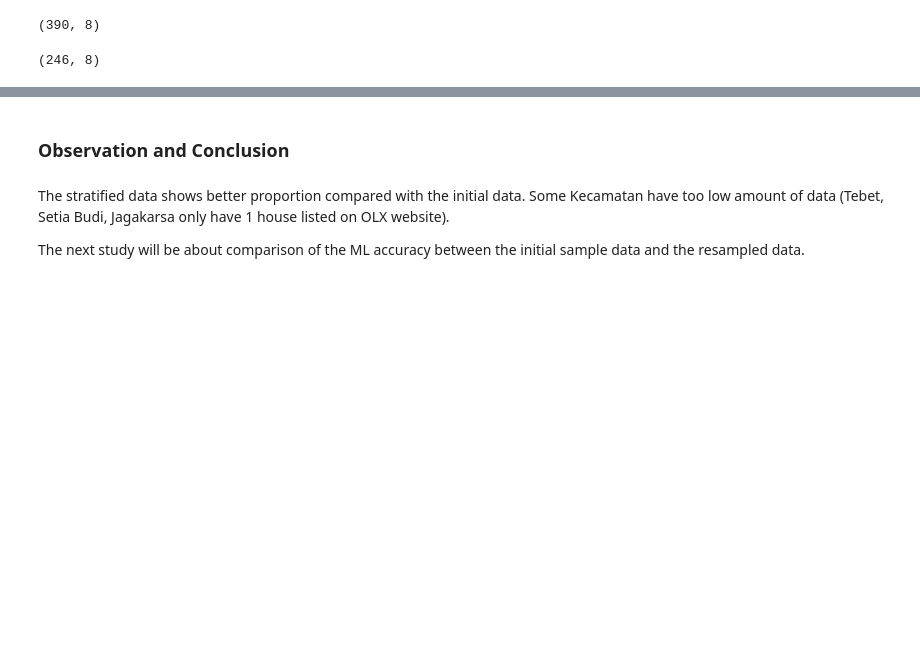
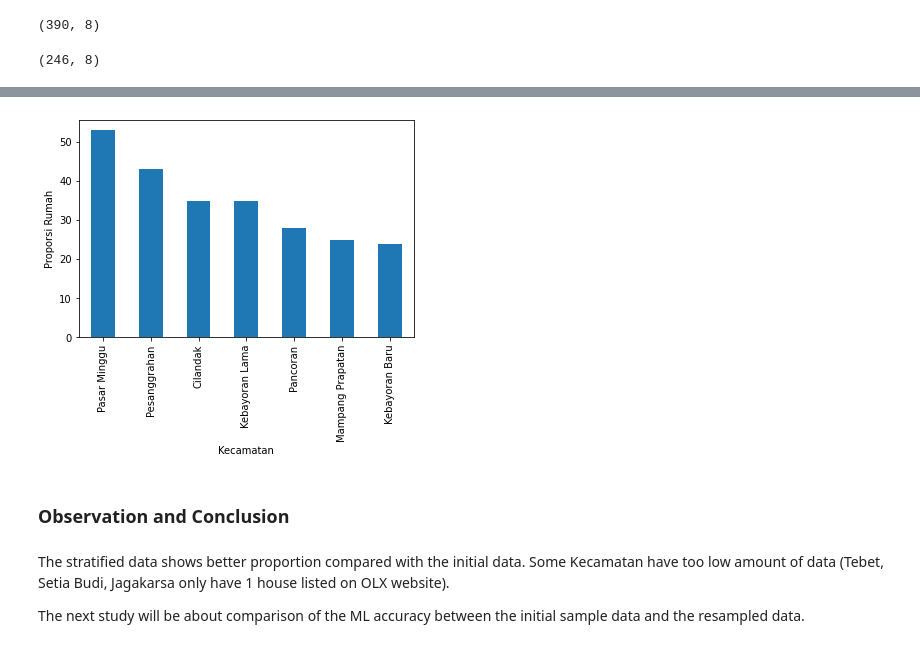
Before and after one commit to edycakra/jaksel_house_pricing, a Jupyter notebook: notebooks/n04_stratifiedsampling.ipynb, the cells around one changed output, grey strips where cells are left out. Cells and saved outputs as stored; diff of their text form; code cells hidden in the pictures; blank space fills up the shorter version.

```diff
--- a/notebooks/n04_stratifiedsampling.ipynb
+++ b/notebooks/n04_stratifiedsampling.ipynb
@@ -154,7 +154,8 @@ def stratify_data(df_data, stratify_column_name, stratify_values, stratify_propo
         > df_data (DataFrame): data source
         > stratify_column_name (str): The name of the single column in the dataframe that holds the data values that will be used to stratify the data
         > stratify_values (list of str): A list of all of the potential values for stratifying e.g. "Cilandak", etc
-        > stratify_proportions (list of float): A list of numbers representing the desired propotions. The list values must add up to 1 and must match the number of values in stratify_values.
+        > stratify_proportions (list of float): A list of numbers representing the desired propotions.
+        The list values must add up to 1 and must match the number of values in stratify_values.
         > random_state (int, optional): sets the random_state. Defaults to None.
     Returns:
         > New DataFrame: a new dataframe based on df_data that has the new proportions
@@ -224,3 +239,17 @@ df_stratified.shape
+# %%
+#without setiabudi, tebet, and jagakarsa (STRATIFIED)
+df_limited_s = df_stratified.loc[(df['LOC'] != "Setia Budi")]
+df_limited_s = df_limited_s.loc[(df['LOC'] != "Tebet")]
+df_limited_s = df_limited_s.loc[(df['LOC'] != "Jagakarsa")]
+
+
+ax4 = df_limited_s['LOC'].value_counts().plot(kind='bar')
+ax4.set_xlabel("Kecamatan")
+ax4.set_ylabel("Proporsi Rumah")
+
+plt.show()
+# %% [output]
+[figure, added]
 # %% [markdown]
 ### Observation and Conclusion
 # %% [markdown]
```
Also changed, not shown: parts of 1 cell of this notebook.
